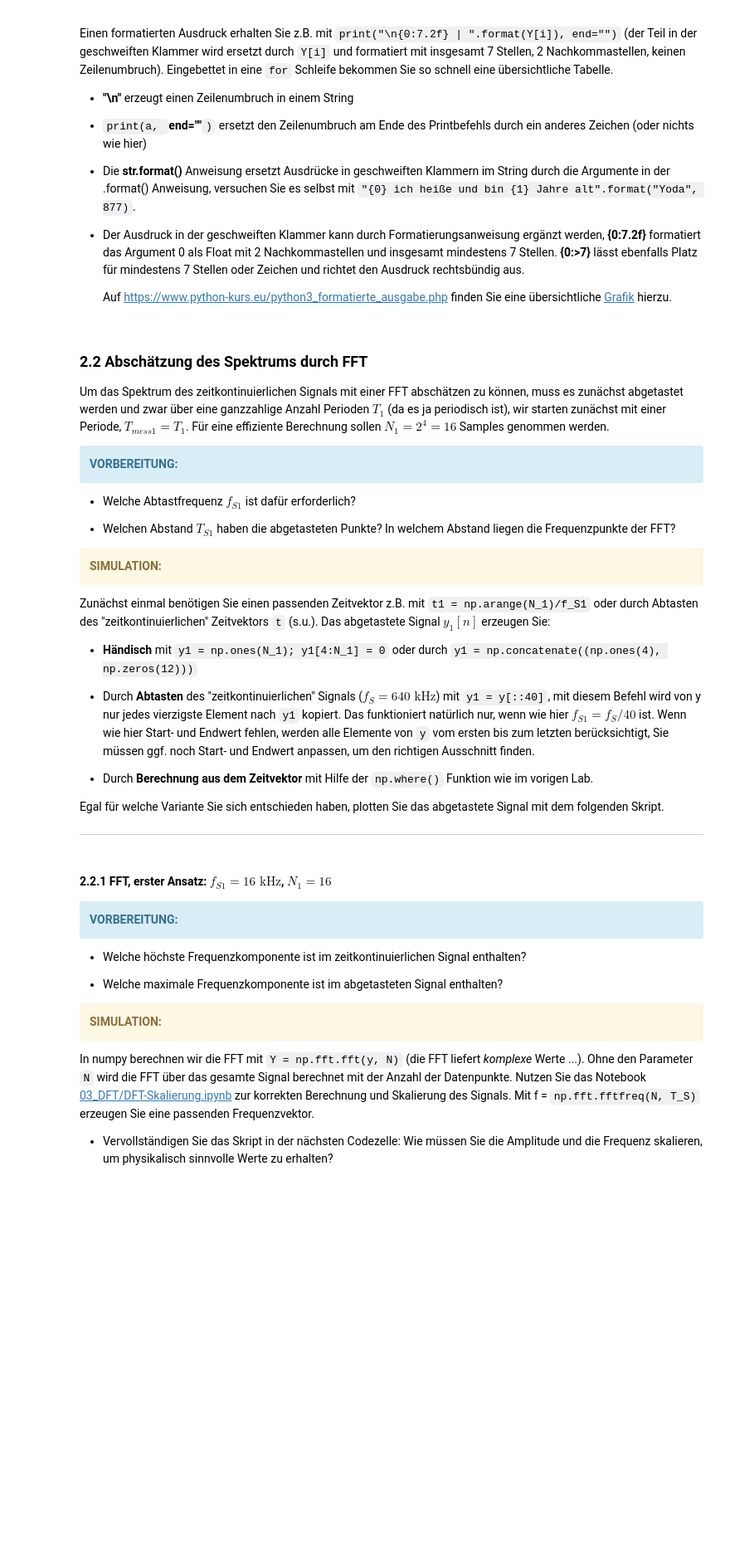
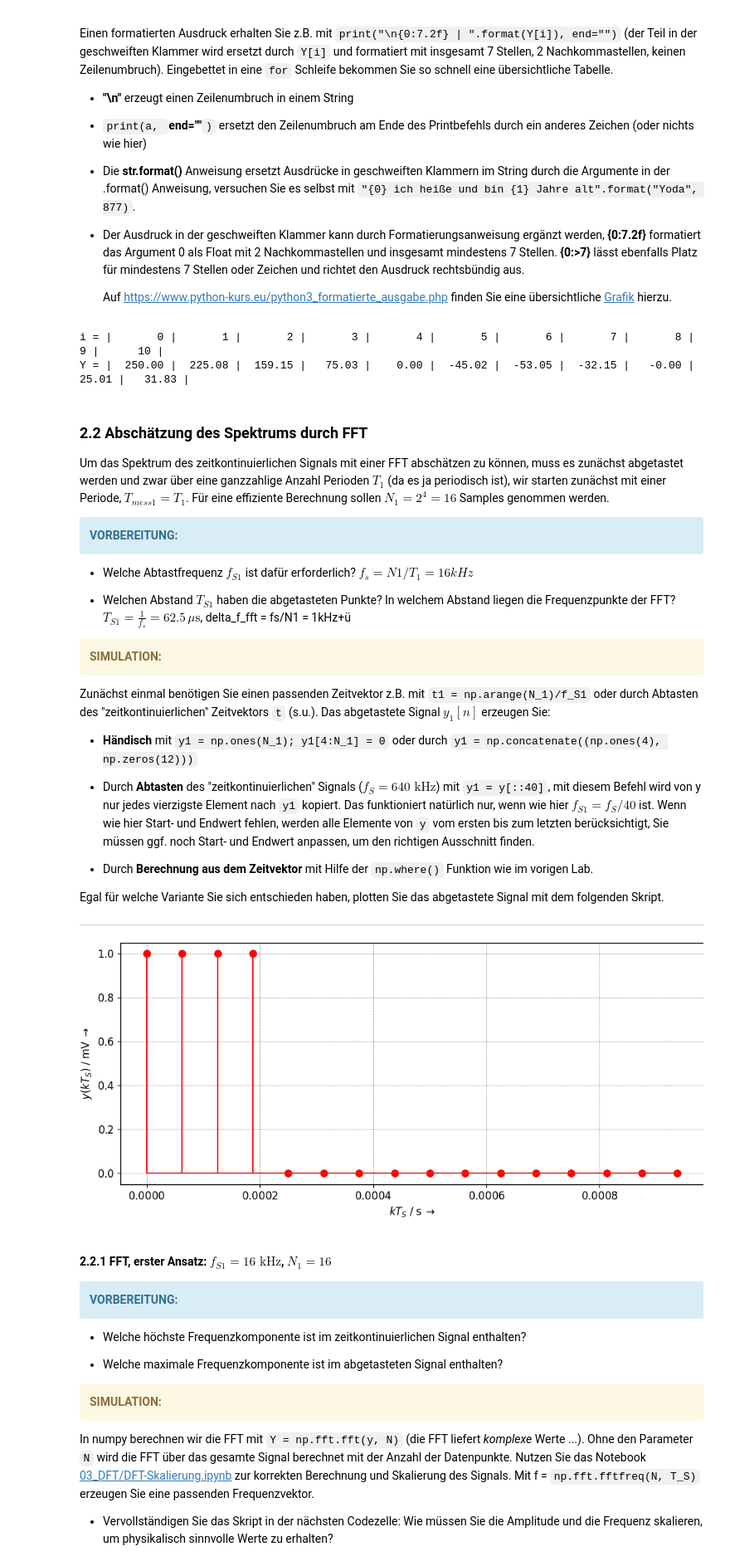
Before and after one commit to SamuelMMT/dsp_WS23-24, a Jupyter notebook: notebooks/00_LAB/LAB_2.ipynb, the cells around one changed output. Shown at 83% size. Drawn from its saved outputs; the diff is of its cells as text; code cells hidden in the pictures; blank space fills up the shorter version.

```diff
--- a/notebooks/00_LAB/LAB_2.ipynb
+++ b/notebooks/00_LAB/LAB_2.ipynb
@@ -300,11 +306,17 @@ Einen formatierten Ausdruck erhalten Sie z.B. mit `print("\n{0:7.2f} | ".format(
 # %%
 k=np.arange(11)
 alpha = 4/16; A = 1000
-Y0 =  ...
+Y0 =  A*alpha*np.sinc(0*alpha) #Gleichanteil = a0
 print("i = | ", end="")
 for i in k:
     print("{0:>7d} | ".format(i), end="")
-print("\nY =...")
+print("\nY = | ", end="")
+for m in k:
+    print("{0:>7.2f} | ".format(A*alpha*np.sinc(m*alpha)), end="")
+Y0 = A*alpha*np.sinc(k*alpha)
+# %% [output]
+i = |       0 |       1 |       2 |       3 |       4 |       5 |       6 |       7 |       8 |       9 |      10 |
+Y = |  250.00 |  225.08 |  159.15 |   75.03 |    0.00 |  -45.02 |  -53.05 |  -32.15 |   -0.00 |   25.01 |   31.83 |
 # %% [markdown]
 ### 2.2 Abschätzung des Spektrums durch FFT
 
@@ -312,9 +324,9 @@ Um das Spektrum des zeitkontinuierlichen Signals mit einer FFT abschätzen zu k
 
 <div class="alert alert-block alert-info"><b>VORBEREITUNG:</b></div>
 
-* Welche Abtastfrequenz $f_{S1}$ ist dafür erforderlich?
+* Welche Abtastfrequenz $f_{S1}$ ist dafür erforderlich? $f_s = N1/T_1 = 16kHz$
 
-* Welchen Abstand $T_{S1}$ haben die abgetasteten Punkte? In welchem Abstand liegen die Frequenzpunkte der FFT?
+* Welchen Abstand $T_{S1}$ haben die abgetasteten Punkte? In welchem Abstand liegen die Frequenzpunkte der FFT? $T_{S1} = \frac{1}{f_s} = 62.5 \, \mu\text{s}$, delta_f_fft = fs/N1 = 1kHz+ü
 
 <div class="alert alert-block alert-warning"><b> SIMULATION:</b></div>
 
@@ -330,14 +342,25 @@ Egal für welche Variante Sie sich entschieden haben, plotten Sie das abgetastet
 
 ***
 # %%
+"""lab 1: fig, ax = plt.subplots(**size)
+t = np.arange(0, 400e-6, T_S)
+h = np.where(t<250e-6,1,0)
+ax.stem(t,h, linefmt = "b-", markerfmt="ro", basefmt="k")
+ax.set_xlabel(r"$t \; \rightarrow$ in s");"""
+
+#Abtastung eines zeitkontinuierlichen Signals mithilfe einer FFT
+
 fig, ax = plt.subplots(**size)
 N1 = 16
-f_S1 = 16e3
-t1 = ...
-y1 = ...
+f_S1 = 640e3/40
+t1 = np.arange(N1)/f_S1 #step is T_S
+y1 = np.concatenate((np.ones(4), np.zeros(12)))
+#y1 = np.where(t1<20,1,0)
 ax.stem(t1, y1, 'r')
 ax.set_xlabel(r"$k T_S \; / \;\mathrm{s} \;\rightarrow$")
 ax.set_ylabel(r"$y(k T_S)\; / \;\mathrm{mV} \;\rightarrow$");
+# %% [output]
+[figure, added]
 # %% [markdown]
 #### 2.2.1 FFT, erster Ansatz: $f_{S1} = 16 \text{ kHz}$, $N_1 = 16$
 
```
Also changed, not shown: parts of 6 cells of this notebook.
